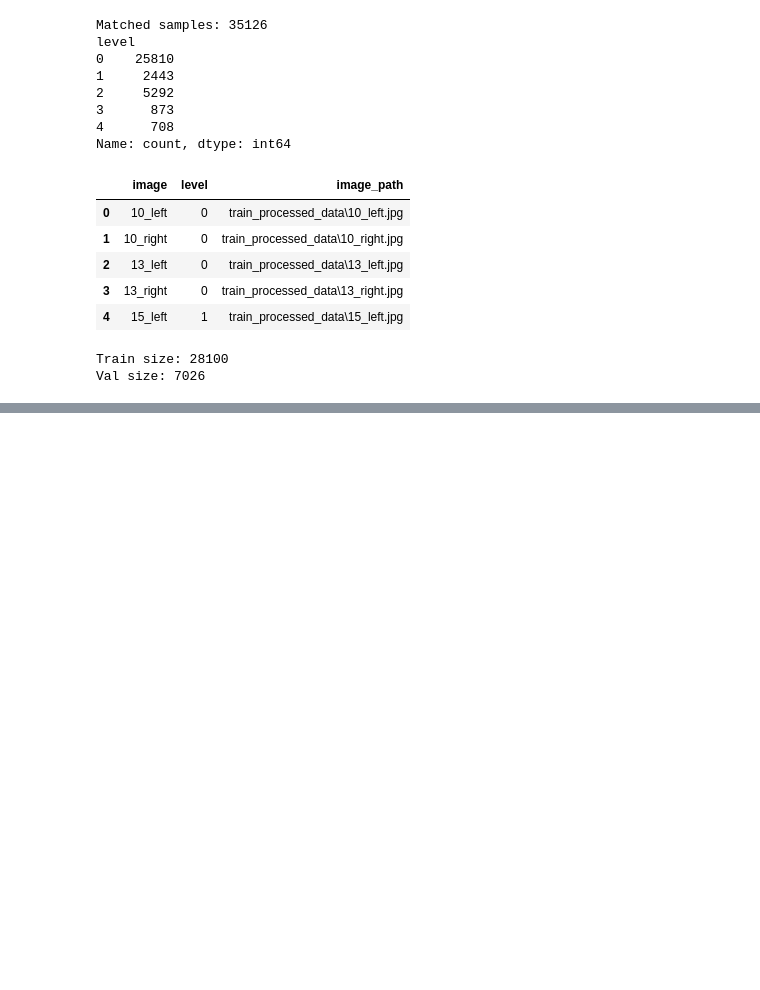
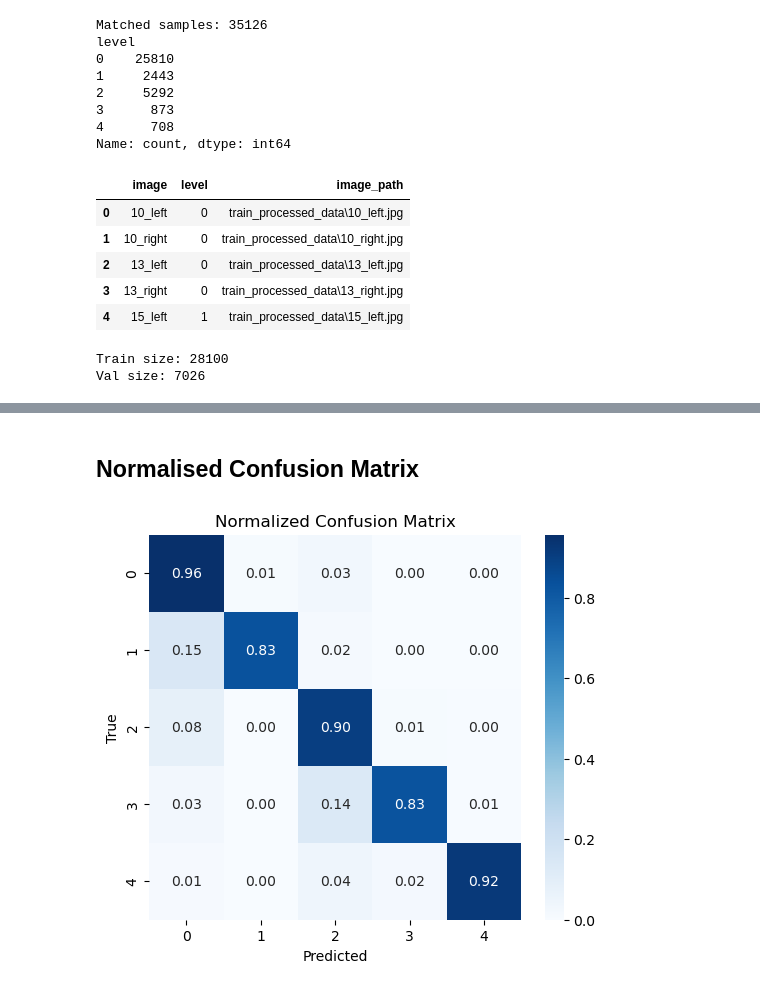
Before and after one commit to Tempest-Kohaku/Diabetic-Retinopathy-Grading-Group-34, a Jupyter notebook: AML Data Preprocessing.ipynb, the cells around one changed output, grey strips where cells are left out. Saved outputs shown, nothing was run; the diff lists cells and outputs as text; code cells hidden in the pictures; blank space fills up the shorter version.

```diff
--- a/AML Data Preprocessing.ipynb
+++ b/AML Data Preprocessing.ipynb
@@ -149,0 +513,26 @@ val_df.to_csv("val_dataset",index = False)
+# %% [markdown]
+## Normalised Confusion Matrix
+# %%
+import numpy as np
+from sklearn.metrics import confusion_matrix
+import seaborn as sns
+import matplotlib.pyplot as plt
+
+cm = confusion_matrix(val_labels, val_preds, labels=[0,1,2,3,4])
+cm_norm = cm.astype("float") / cm.sum(axis=1, keepdims=True)
+
+plt.figure(figsize=(6,5))
+sns.heatmap(
+    cm_norm,
+    annot=True,
+    fmt=".2f",
+    cmap="Blues",
+    xticklabels=[0,1,2,3,4],
+    yticklabels=[0,1,2,3,4]
+)
+plt.xlabel("Predicted")
+plt.ylabel("True")
+plt.title("Normalized Confusion Matrix")
+plt.show()
+# %% [output]
+[figure, added]
```
Also changed, not shown: parts of 63 cells of this notebook.
